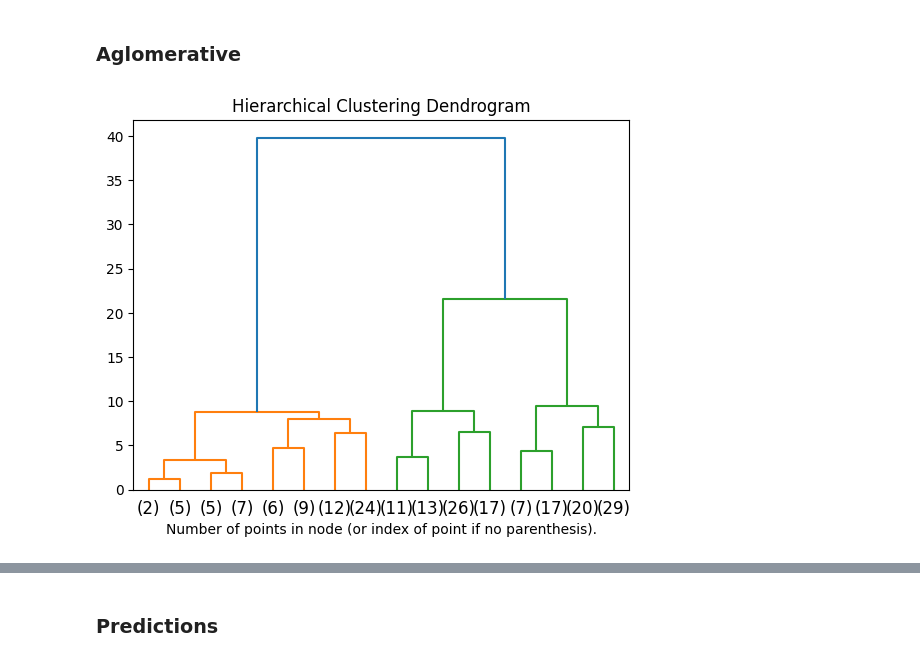
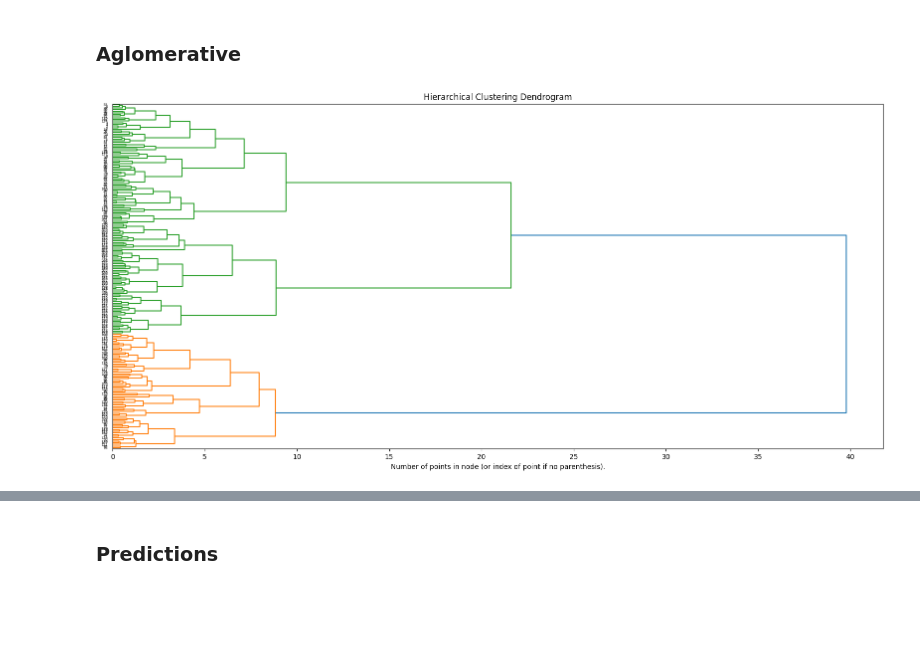
Before and after one commit to primojavier/Azure_Deep, a Jupyter notebook: Warehouses_Cluster.ipynb, the cells around one changed output, grey strips where cells are left out. Saved outputs shown, nothing was run; the diff lists cells and outputs as text; code cells hidden in the pictures; blank space fills up the shorter version.

```diff
--- a/Warehouses_Cluster.ipynb
+++ b/Warehouses_Cluster.ipynb
@@ -428,42 +428,38 @@ plt.show()
 import numpy as np
 from matplotlib import pyplot as plt
 from scipy.cluster.hierarchy import dendrogram
-
 from sklearn.cluster import AgglomerativeClustering
-from sklearn.datasets import load_iris
-
 
 def plot_dendrogram(model, **kwargs):
     # Create linkage matrix and then plot the dendrogram
-
     # create the counts of samples under each node
     counts = np.zeros(model.children_.shape[0])
     n_samples = len(model.labels_)
     for i, merge in enumerate(model.children_):
         current_count = 0
         for child_idx in merge:
             if child_idx < n_samples:
                 current_count += 1  # leaf node
             else:
                 current_count += counts[child_idx - n_samples]
         counts[i] = current_count
 
     linkage_matrix = np.column_stack(
         [model.children_, model.distances_, counts]
     ).astype(float)
 
     # Plot the corresponding dendrogram
     dendrogram(linkage_matrix, **kwargs)
 
-
+plt.figure(figsize=(20, 9))
 # setting distance_threshold=0 ensures we compute the full tree.
-model = AgglomerativeClustering(distance_threshold=0, n_clusters=None)
+model = AgglomerativeClustering(distance_threshold=15, n_clusters=None, compute_full_tree='auto')
 
 model = model.fit(df2)
 plt.title("Hierarchical Clustering Dendrogram")
 # plot the top three levels of the dendrogram
-plot_dendrogram(model, truncate_mode="level", p=3)
+plot_dendrogram(model, truncate_mode="none", orientation="right")
 plt.xlabel("Number of points in node (or index of point if no parenthesis).")
 plt.show()
 # %% [output]
-[figure, old version]
+[figure, new version]
```
Also changed, not shown: parts of 2 cells of this notebook.
